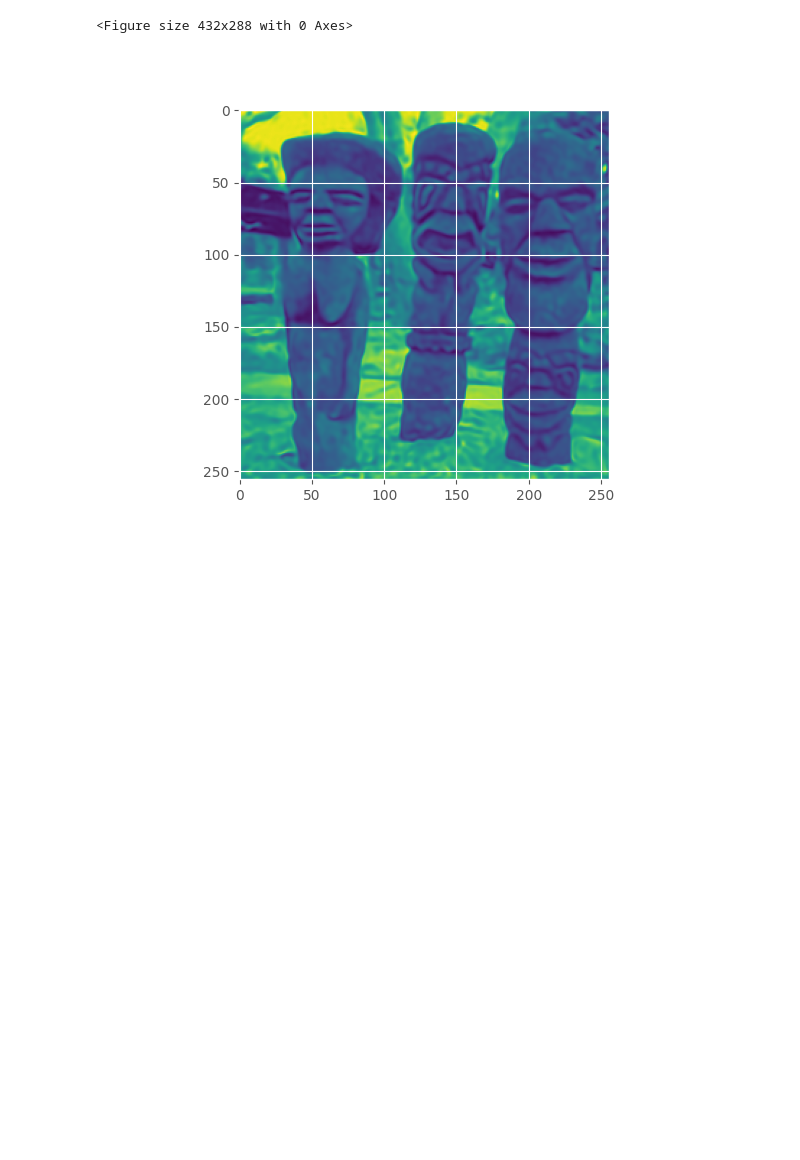
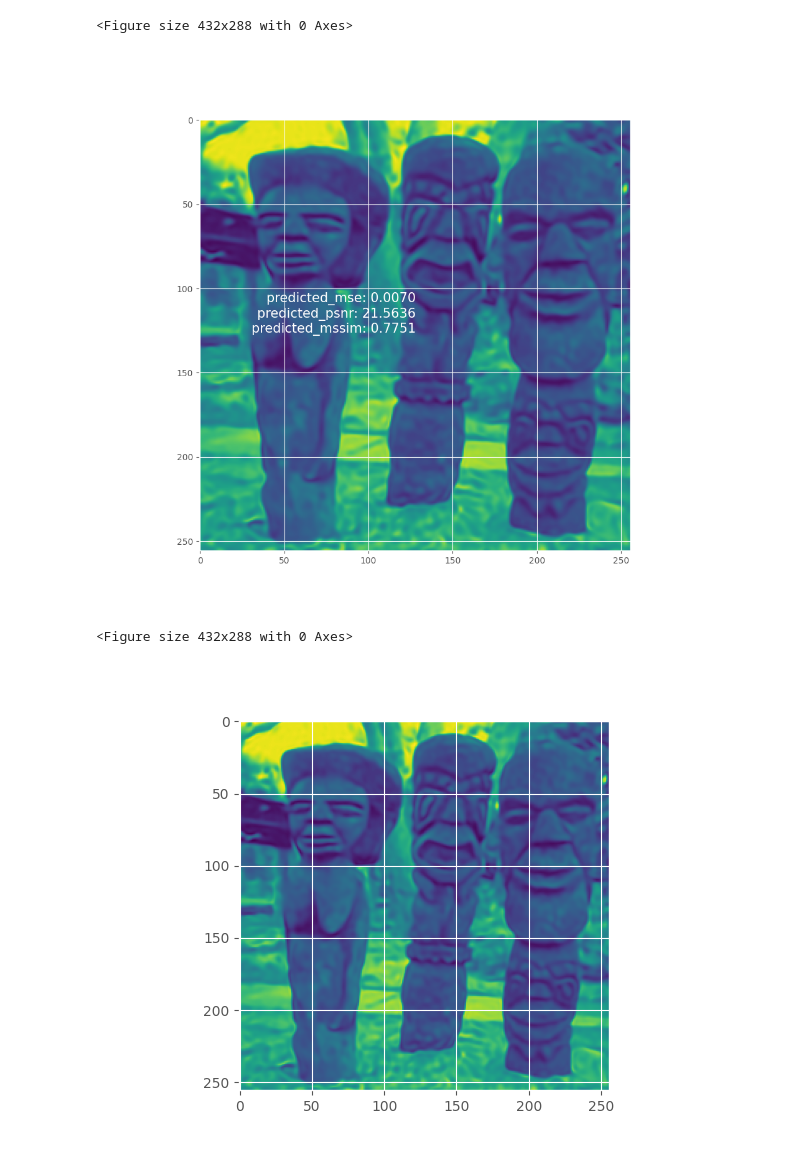
Before and after one commit to franec94/My-Siren-Deep-Learning-Test, a Jupyter notebook: notebooks/siren-notebooks/advanced-notebooks/siren_history_train_a_posteriori_analysis.ipynb, the cells around one changed output. Saved outputs shown, nothing was run; the diff lists cells and outputs as text; code cells hidden in the pictures; blank space fills up the shorter version.

```diff
--- a/notebooks/siren-notebooks/advanced-notebooks/siren_history_train_a_posteriori_analysis.ipynb
+++ b/notebooks/siren-notebooks/advanced-notebooks/siren_history_train_a_posteriori_analysis.ipynb
@@ -481,6 +481,17 @@ img
 # %% [output]
 [figure]
 <Figure size 432x288 with 0 Axes>
+# %%
+predicted_image_path = '/content/predicted_images_w_metrics.png'
+img = None
+if predicted_image_path != None and os.path.exists(predicted_image_path) and os.path.isfile(predicted_image_path):
+    plt.figure()
+    img = Image.open(predicted_image_path)
+    pass
+img
+# %% [output]
+[figure, added]
+<Figure size 432x288 with 0 Axes>
 # %%
 predicted_image_path = '/content/predicted_image.png'
 img = None
```
Also changed, not shown: parts of 1 cell of this notebook.
